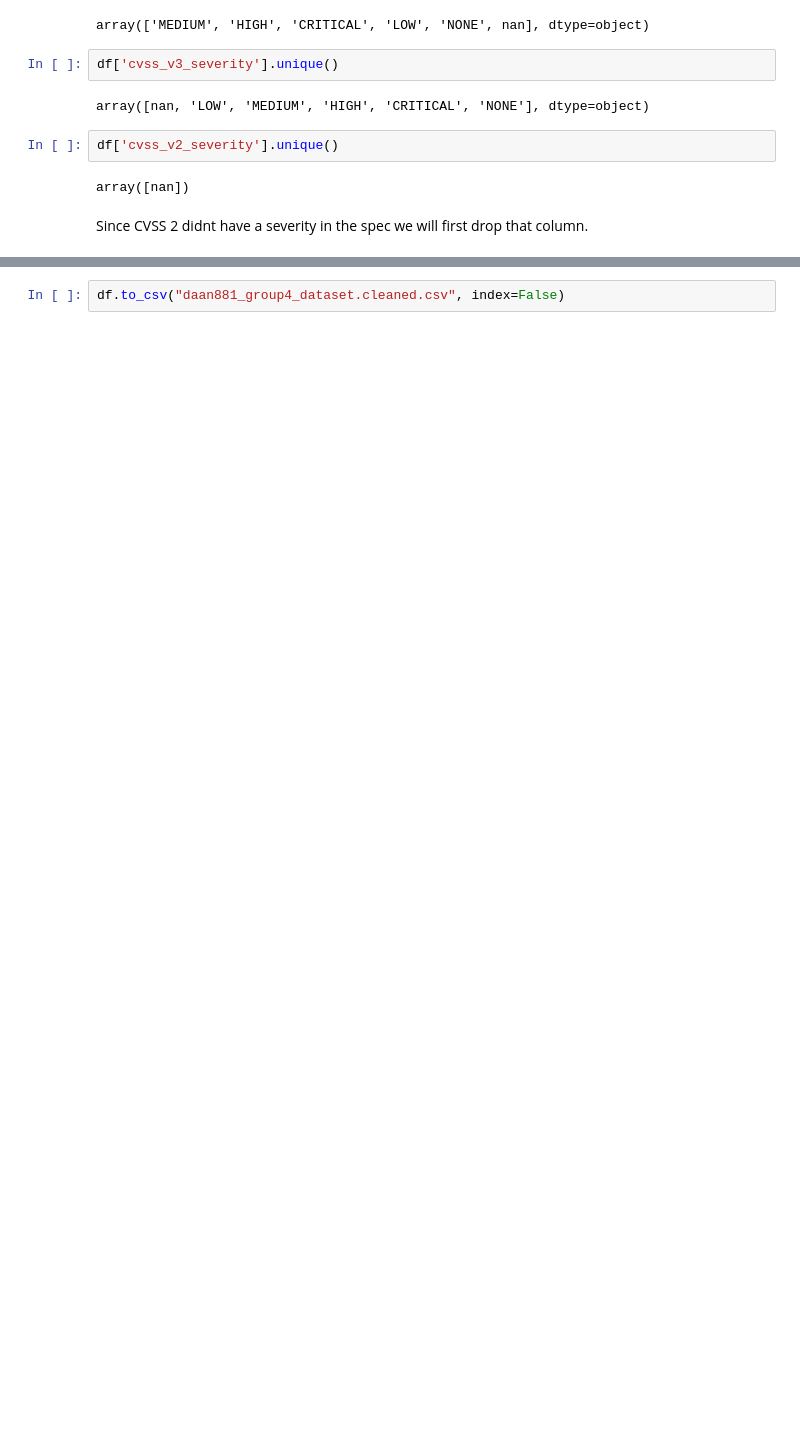
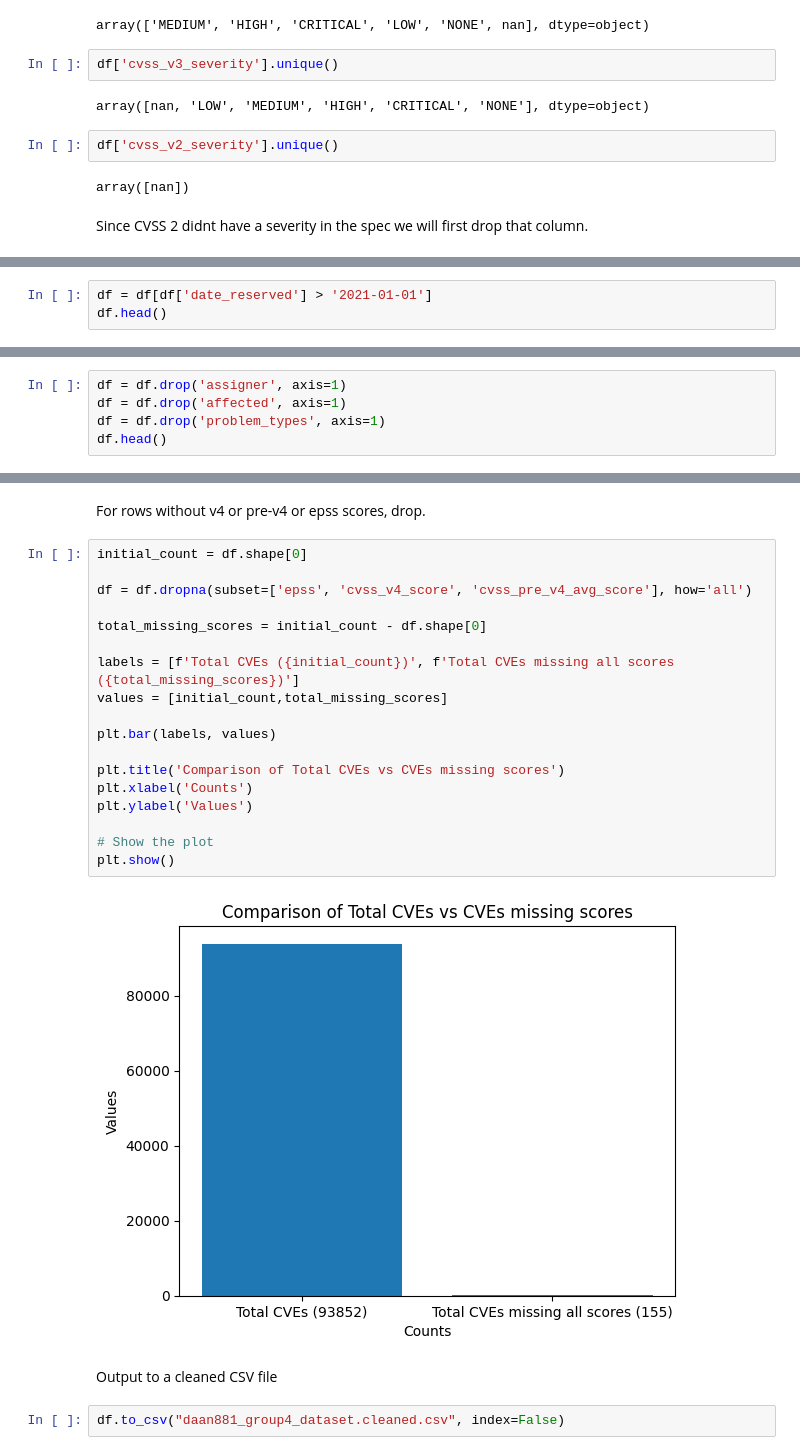
Before and after one commit to ClaytonSnyder/daan881, a Jupyter notebook: Deliverable4/data_cleaning.ipynb, the cells around one changed output, grey strips where cells are left out. Saved outputs shown, nothing was run; the diff lists cells and outputs as text; blank space fills up the shorter version.

```diff
--- a/Deliverable4/data_cleaning.ipynb
+++ b/Deliverable4/data_cleaning.ipynb
@@ -259,0 +297,3 @@ df.head()
+# %%
+df = df[df['date_reserved'] > '2021-01-01']
+df.head()
@@ -259,0 +309,5 @@ df.head()
+# %%
+df = df.drop('assigner', axis=1)
+df = df.drop('affected', axis=1)
+df = df.drop('problem_types', axis=1)
+df.head()
@@ -260,2 +321,26 @@ df.head()
+# %% [markdown]
+For rows without v4 or pre-v4 or epss scores, drop.
+# %%
+initial_count = df.shape[0]
+
+df = df.dropna(subset=['epss', 'cvss_v4_score', 'cvss_pre_v4_avg_score'], how='all')
+
+total_missing_scores = initial_count - df.shape[0]
+
+labels = [f'Total CVEs ({initial_count})', f'Total CVEs missing all scores ({total_missing_scores})']
+values = [initial_count,total_missing_scores]
+
+plt.bar(labels, values)
+
+plt.title('Comparison of Total CVEs vs CVEs missing scores')
+plt.xlabel('Counts')
+plt.ylabel('Values')
+
+# Show the plot
+plt.show()
+# %% [output]
+[figure, added]
+# %% [markdown]
+Output to a cleaned CSV file
 # %%
 df.to_csv("daan881_group4_dataset.cleaned.csv", index=False)
```
Also changed, not shown: parts of 14 cells of this notebook, 3 other files.
